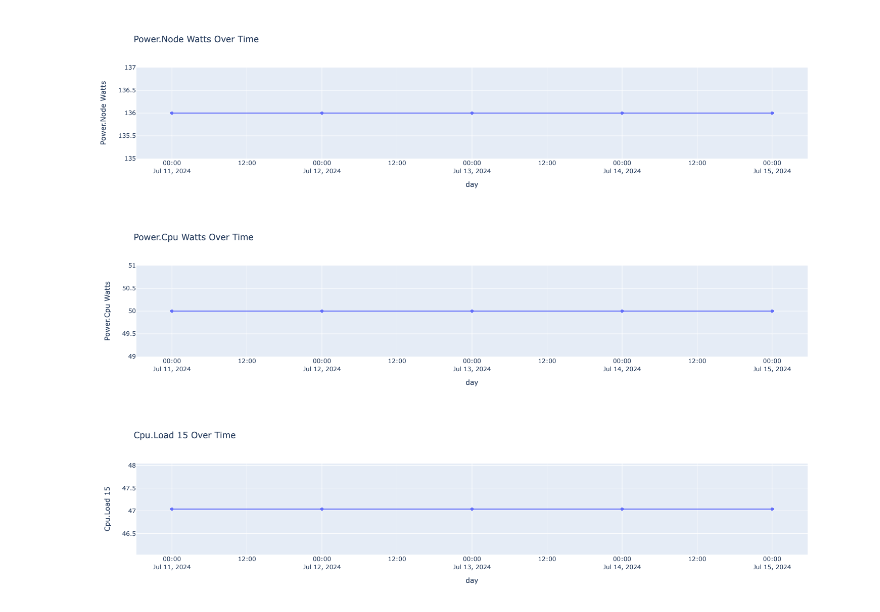
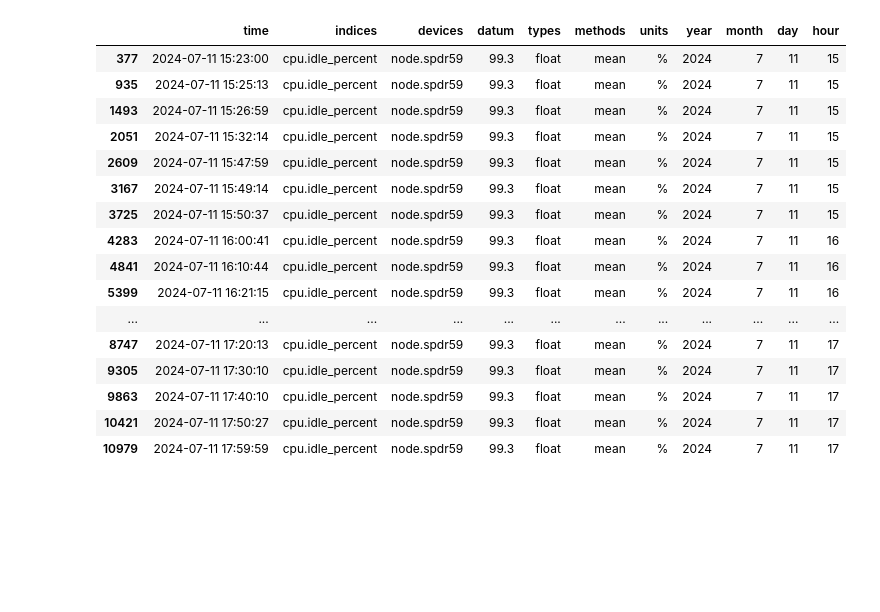
Before and after one commit to SkylerHe/Spydur_Data_Collection, a Jupyter notebook: data_visual.ipynb, the cells around one changed output. Cells and saved outputs as stored; diff of their text form; code cells hidden in the pictures; blank space fills up the shorter version.

```diff
--- a/data_visual.ipynb
+++ b/data_visual.ipynb
@@ -23,11 +86,22 @@ df_power.reset_index(inplace=True)
 # %%
-# Define the indices to plot
-indices_to_plot = ['power.node_watts', 'power.cpu_watts', 'cpu.load_15']
-
-# Create plots for each index
-for index in indices_to_plot:
-    create_plot(df_power, index)
+df1 = df[df['devices']== 'node.spdr59']
+df2 = df1[df1['indices'] == 'cpu.idle_percent']
+df2.head(20)
 # %% [output]
-[figure, removed]
-[figure, removed]
-[figure, removed]
+|  | time | indices | devices | datum | types | methods | units | year | month | day | hour |
+| 377 | 2024-07-11 15:23:00 | cpu.idle_percent | node.spdr59 | 99.3 | float | mean | % | 2024 | 7 | 11 | 15 |
+| 935 | 2024-07-11 15:25:13 | cpu.idle_percent | node.spdr59 | 99.3 | float | mean | % | 2024 | 7 | 11 | 15 |
+| 1493 | 2024-07-11 15:26:59 | cpu.idle_percent | node.spdr59 | 99.3 | float | mean | % | 2024 | 7 | 11 | 15 |
+| 2051 | 2024-07-11 15:32:14 | cpu.idle_percent | node.spdr59 | 99.3 | float | mean | % | 2024 | 7 | 11 | 15 |
+| 2609 | 2024-07-11 15:47:59 | cpu.idle_percent | node.spdr59 | 99.3 | float | mean | % | 2024 | 7 | 11 | 15 |
+| 3167 | 2024-07-11 15:49:14 | cpu.idle_percent | node.spdr59 | 99.3 | float | mean | % | 2024 | 7 | 11 | 15 |
+| 3725 | 2024-07-11 15:50:37 | cpu.idle_percent | node.spdr59 | 99.3 | float | mean | % | 2024 | 7 | 11 | 15 |
+| 4283 | 2024-07-11 16:00:41 | cpu.idle_percent | node.spdr59 | 99.3 | float | mean | % | 2024 | 7 | 11 | 16 |
+| 4841 | 2024-07-11 16:10:44 | cpu.idle_percent | node.spdr59 | 99.3 | float | mean | % | 2024 | 7 | 11 | 16 |
+| 5399 | 2024-07-11 16:21:15 | cpu.idle_percent | node.spdr59 | 99.3 | float | mean | % | 2024 | 7 | 11 | 16 |
+| ... | ... | ... | ... | ... | ... | ... | ... | ... | ... | ... | ... |
+| 8747 | 2024-07-11 17:20:13 | cpu.idle_percent | node.spdr59 | 99.3 | float | mean | % | 2024 | 7 | 11 | 17 |
+| 9305 | 2024-07-11 17:30:10 | cpu.idle_percent | node.spdr59 | 99.3 | float | mean | % | 2024 | 7 | 11 | 17 |
+| 9863 | 2024-07-11 17:40:10 | cpu.idle_percent | node.spdr59 | 99.3 | float | mean | % | 2024 | 7 | 11 | 17 |
+| 10421 | 2024-07-11 17:50:27 | cpu.idle_percent | node.spdr59 | 99.3 | float | mean | % | 2024 | 7 | 11 | 17 |
+| 10979 | 2024-07-11 17:59:59 | cpu.idle_percent | node.spdr59 | 99.3 | float | mean | % | 2024 | 7 | 11 | 17 |
```
Also changed, not shown: parts of 4 cells of this notebook.
